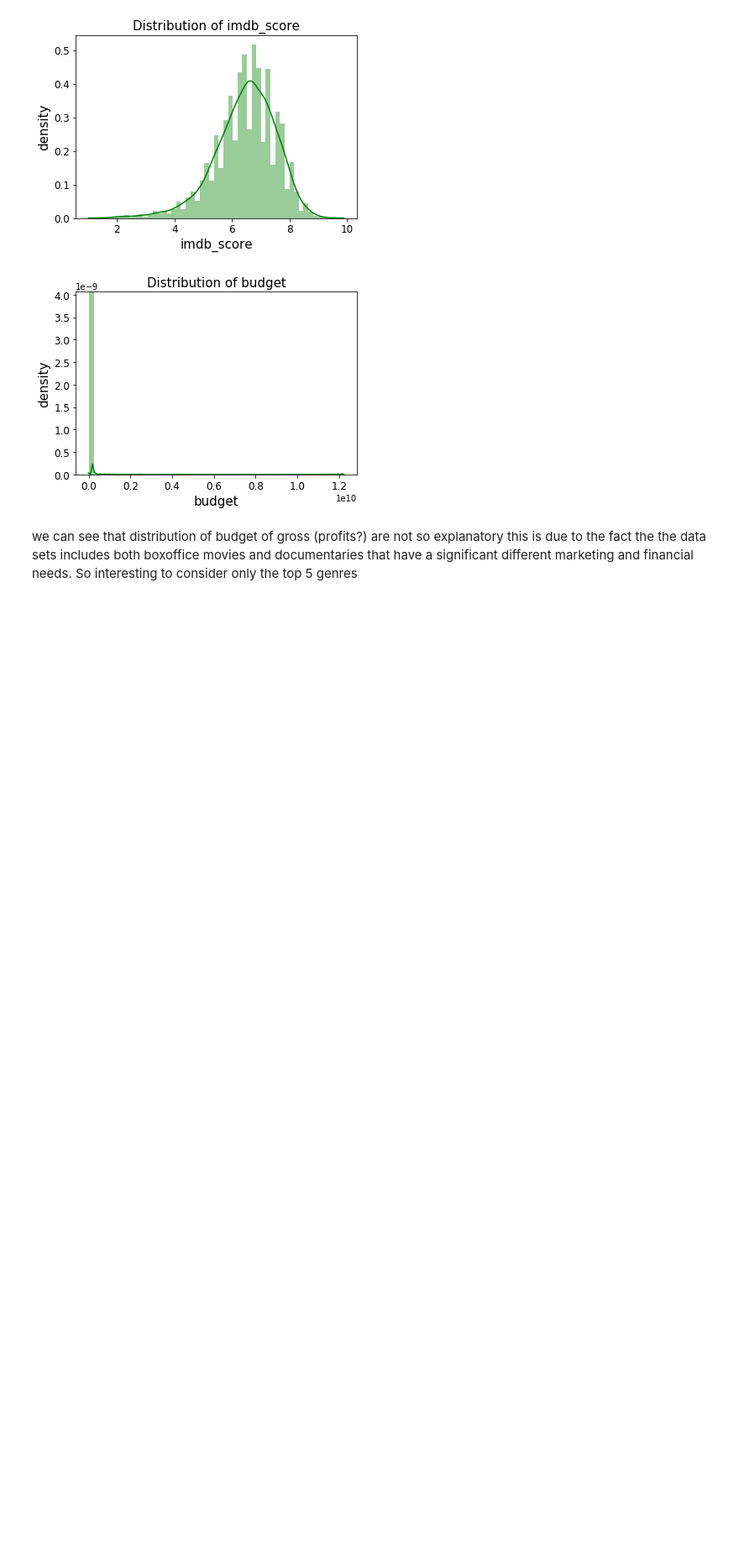
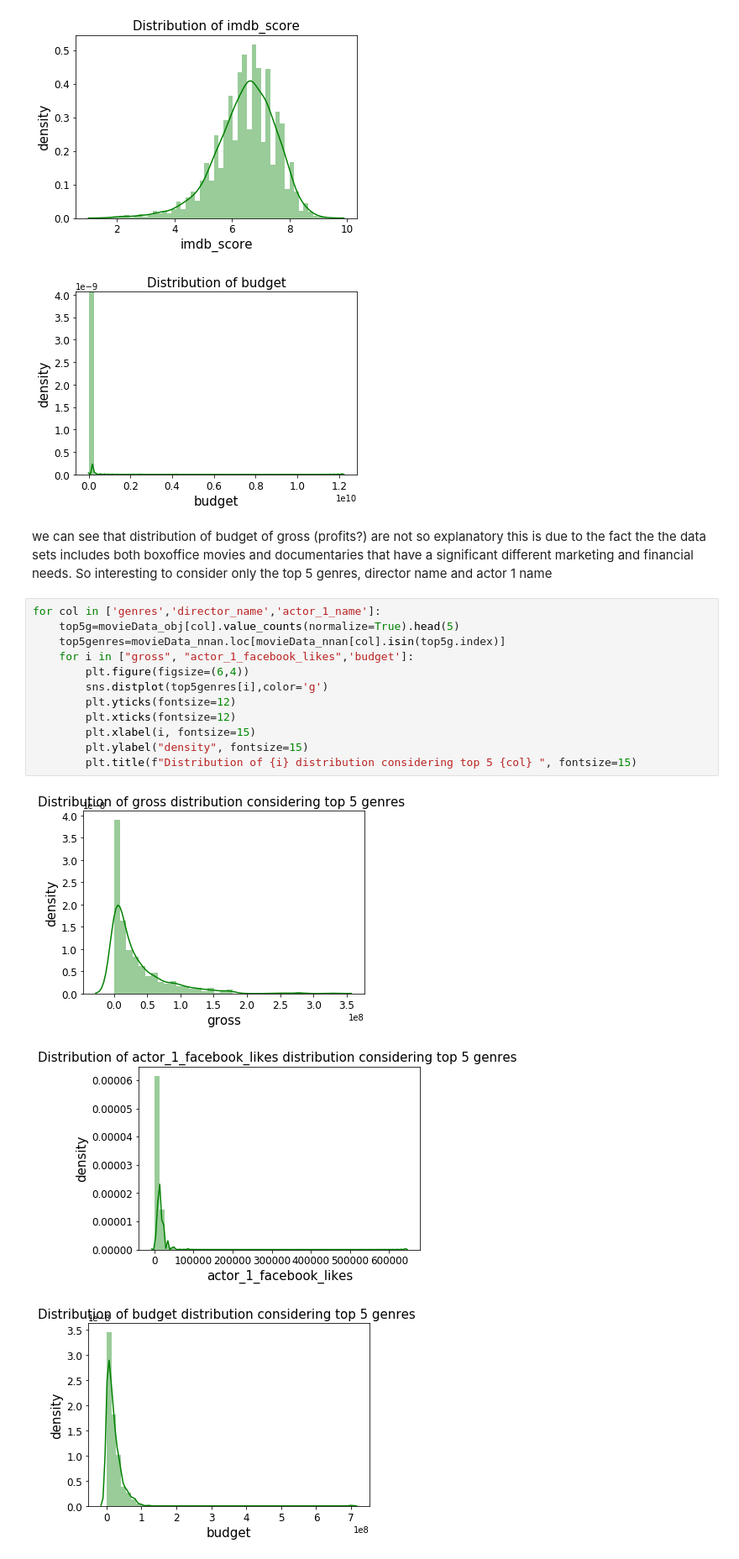
Before and after one commit to anitamezzetti/EPFL_Data_science_in_practice, a Jupyter notebook: project_Maizza/EDA.ipynb, the cells around one changed output. Shown at 84% size. Saved outputs shown, nothing was run; the diff lists cells and outputs as text; blank space fills up the shorter version.

```diff
--- a/project_Maizza/EDA.ipynb
+++ b/project_Maizza/EDA.ipynb
@@ -91,4 +79,20 @@ for col in ["duration", "gross", "actor_1_facebook_likes",'imdb_score','budget']
 [figure]
 # %% [markdown]
 we can see that distribution of budget of gross (profits?) are not so explanatory this is due to the fact the the data sets includes both boxoffice movies and documentaries that have a significant different marketing and financial needs.
-So interesting to consider only the top 5 genres
+So interesting to consider only the top 5 genres, director name and actor 1 name
+# %%
+for col in ['genres','director_name','actor_1_name']:
+    top5g=movieData_obj[col].value_counts(normalize=True).head(5)
+    top5genres=movieData_nnan.loc[movieData_nnan[col].isin(top5g.index)]
+    for i in ["gross", "actor_1_facebook_likes",'budget']:
+        plt.figure(figsize=(6,4))
+        sns.distplot(top5genres[i],color='g')
+        plt.yticks(fontsize=12)
+        plt.xticks(fontsize=12)
+        plt.xlabel(i, fontsize=15)
+        plt.ylabel("density", fontsize=15)
+        plt.title(f"Distribution of {i} distribution considering top 5 {col} ", fontsize=15)
+# %% [output]
+[figure, added]
+[figure, added]
+[figure, added]
```
Also changed, not shown: parts of 3 cells of this notebook.
